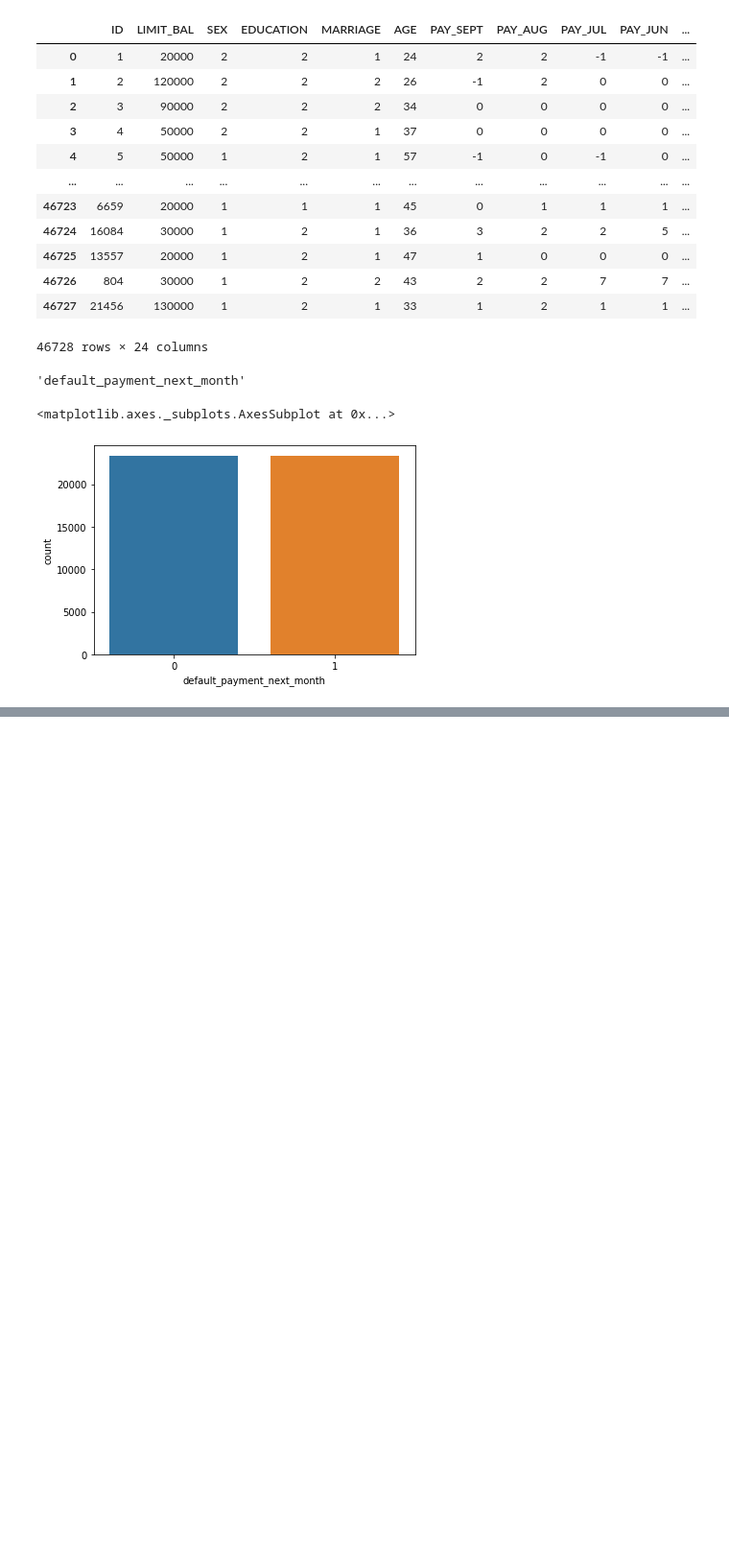
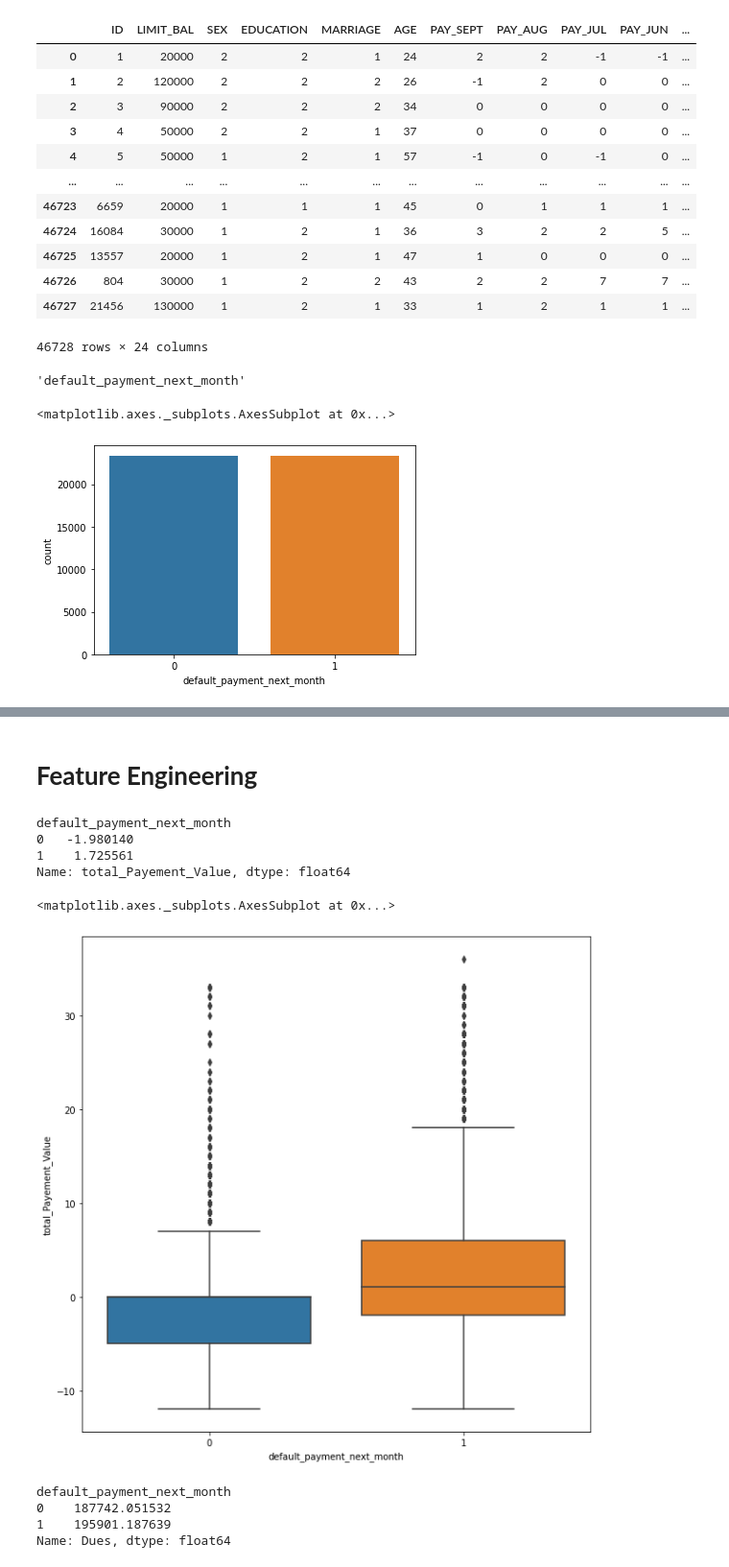
Before and after one commit to avinashyadav11/Credit-Card-Default-Prediction, a Jupyter notebook: Credit_Card_Default_Prediction_Capstone_Project.ipynb, the cells around one changed output, grey strips where cells are left out. Shown at 96% size. Drawn from its saved outputs; the diff is of its cells as text; code cells hidden in the pictures; blank space fills up the shorter version.

```diff
--- a/Credit_Card_Default_Prediction_Capstone_Project.ipynb
+++ b/Credit_Card_Default_Prediction_Capstone_Project.ipynb
@@ -795,0 +812,23 @@ sns.countplot('default_payment_next_month', data = balance_df)
+# %% [markdown]
+# **Feature Engineering**
+# %%
+#save a copy file in other variable
+credit_df_copy = balance_df.copy()
+# %%
+#assign the the sum of payment value in one
+credit_df_copy['total_Payement_Value'] = credit_df_copy['PAY_SEPT'] + credit_df_copy['PAY_AUG'] + credit_df_copy['PAY_JUL'] + credit_df_copy['PAY_JUN'] + credit_df_copy['PAY_MAY'] + credit_df_copy['PAY_APR']
+# %%
+#check the correlation by using mean
+credit_df_copy.groupby('default_payment_next_month')['total_Payement_Value'].mean()
+# %% [output]
+default_payment_next_month
+0   -1.980140
+1    1.725561
+Name: total_Payement_Value, dtype: float64
+# %%
+#plotting the box plot
+plt.figure(figsize=(10,10))
+sns.boxplot(data = credit_df_copy, x = 'default_payment_next_month', y = 'total_Payement_Value' )
+# %% [output]
+<matplotlib.axes._subplots.AxesSubplot at 0x...>
+[figure, added]
@@ -795,0 +838,8 @@ sns.countplot('default_payment_next_month', data = balance_df)
+# %%
+#check the mean to calculate the correletion
+credit_df_copy.groupby('default_payment_next_month')['Dues'].mean()
+# %% [output]
+default_payment_next_month
+0    187742.051532
+1    195901.187639
+Name: Dues, dtype: float64
```
Also changed, not shown: parts of 54 cells of this notebook.
